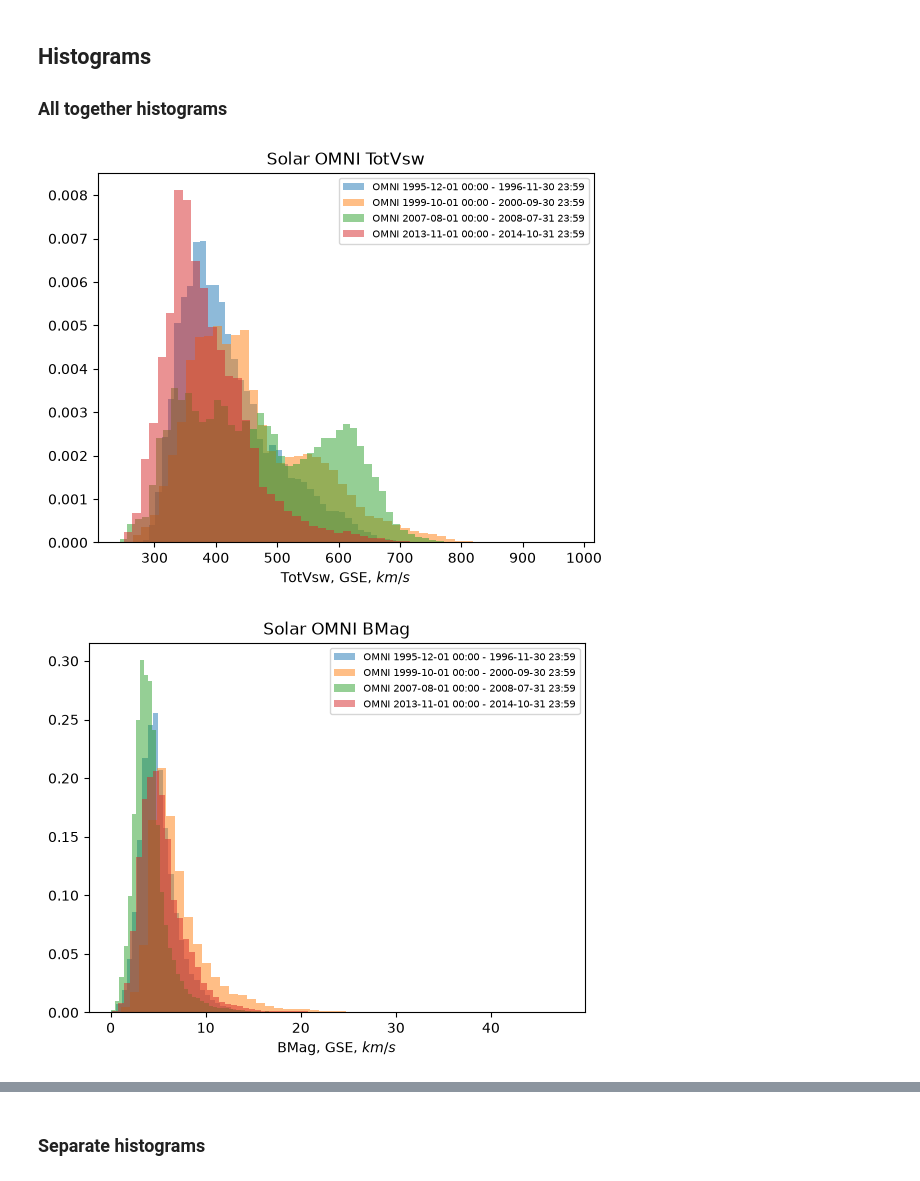
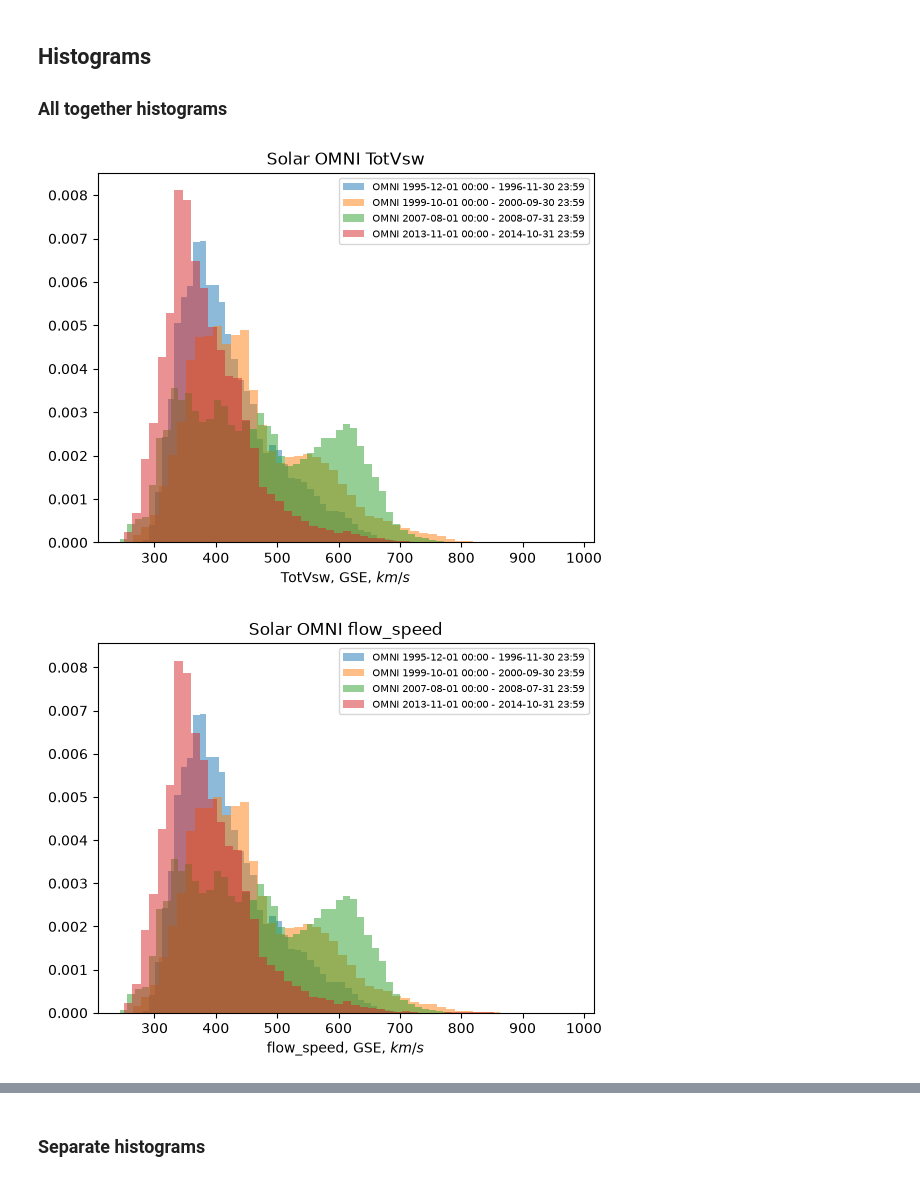
Before and after one commit to rahyndman/SolarWindCode, a Jupyter notebook: PlottingData.ipynb, the cells around one changed output, grey strips where cells are left out. Cells and saved outputs as stored; diff of their text form; code cells hidden in the pictures.

```diff
--- a/PlottingData.ipynb
+++ b/PlottingData.ipynb
@@ -343,11 +360,11 @@ dataTSFirstDatesC24Max = FindData(directory, dataName, startDateC24Max, endDateC
 # %% [markdown]
 ## Get TotVsw and plot data to check by eye if it's what you expect
 # %%
-dataTSFirstDatesC23Min = AddTotVsw(dataTSFirstDatesC23Min)
-# PlotVsw(dataTSFirstDatesC23Min)
-dataTSFirstDatesC23Max = AddTotVsw(dataTSFirstDatesC23Max)
-# PlotVsw(dataTSFirstDatesC23Max)
-dataTSFirstDatesC24Min = AddTotVsw(dataTSFirstDatesC24Min)
-# PlotVsw(dataTSFirstDatesC24Min)
-dataTSFirstDatesC24Max = AddTotVsw(dataTSFirstDatesC24Max)
-# PlotVsw(dataTSFirstDatesC24Max)
+dataTS_C23Min = AddTotVsw(dataTS_C23Min)
+PlotVsw(dataTS_C23Min)
+dataTS_C23Max = AddTotVsw(dataTS_C23Max)
+# PlotVsw(dataTS_C23Max)
+dataTS_C24Min = AddTotVsw(dataTS_C24Min)
+# PlotVsw(dataTS_C24Min)
+dataTS_C24Max = AddTotVsw(dataTS_C24Max)
+# PlotVsw(dataTS_C24Max)
@@ -355,12 +374,12 @@ dataTSFirstDatesC24Max = AddTotVsw(dataTSFirstDatesC24Max)
 ## BMag calculated
 # %%
 ## Get BMag and plot data to check by eye if it's what you expect
-dataTSFirstDatesC23Min = AddBMag(dataTSFirstDatesC23Min)
-# PlotB(dataTSFirstDatesC23Min)
-dataTSFirstDatesC23Max = AddBMag(dataTSFirstDatesC23Max)
-# PlotB(dataTSFirstDatesC23Max)
+dataTS_C23Min = AddBMag(dataTS_C23Min)
+PlotB(dataTS_C23Min)
+dataTS_C23Max = AddBMag(dataTS_C23Max)
+# PlotB(dataTS_C23Max)
 
-dataTSFirstDatesC24Min = AddBMag(dataTSFirstDatesC24Min)
-# PlotB(dataTSFirstDatesC24Min)
-dataTSFirstDatesC24Max = AddBMag(dataTSFirstDatesC24Max)
-# PlotB(dataTSFirstDatesC24Max)
+dataTS_C24Min = AddBMag(dataTS_C24Min)
+# PlotB(dataTS_C24Min)
+dataTS_C24Max = AddBMag(dataTS_C24Max)
+# PlotB(dataTS_C24Max)
@@ -375,13 +398,13 @@ dataTSFirstDatesC24Max = AddBMag(dataTSFirstDatesC24Max)
 # %%
 # Histogram formatting - all together
 Bin = 50
 Alpha = 0.5
 Legend = 7.5
-Plotting = ["TotVsw", "BMag", "BX_GSE", "BY_GSM", "BZ_GSM"]
-dataTimeSerieses = [dataTSFirstDatesC23Min, dataTSFirstDatesC23Max, dataTSFirstDatesC24Min, dataTSFirstDatesC24Max]
+Plotting = ["TotVsw", "flow_speed", "BMag", "F", "BX_GSE", "BY_GSM", "BZ_GSM"]
+dataTimeSerieses = [dataTS_C23Min, dataTS_C23Max, dataTS_C24Min, dataTS_C24Max]
 StartAndEnd = [[startDateC23Min, endDateC23Min], [startDateC23Max, endDateC23Max], [startDateC24Min, endDateC24Min], [startDateC24Max, endDateC24Max]]
 
 PlotHistTogether(dataTimeSerieses, Plotting)
 # %% [output]
 [figure]
-[figure, old version]
+[figure, new version]
```
Also changed, not shown: parts of 12 cells of this notebook, 1 other file.
